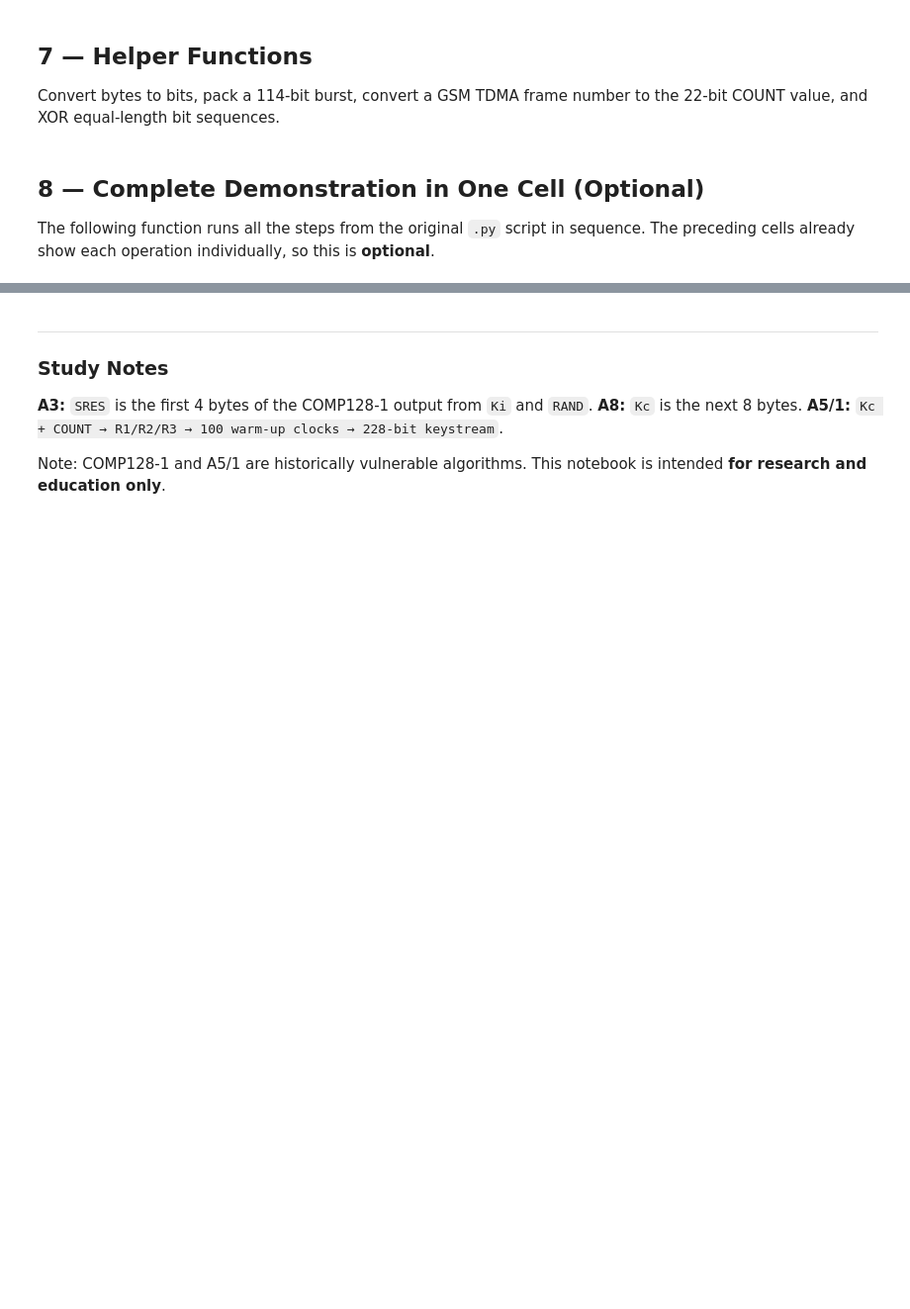
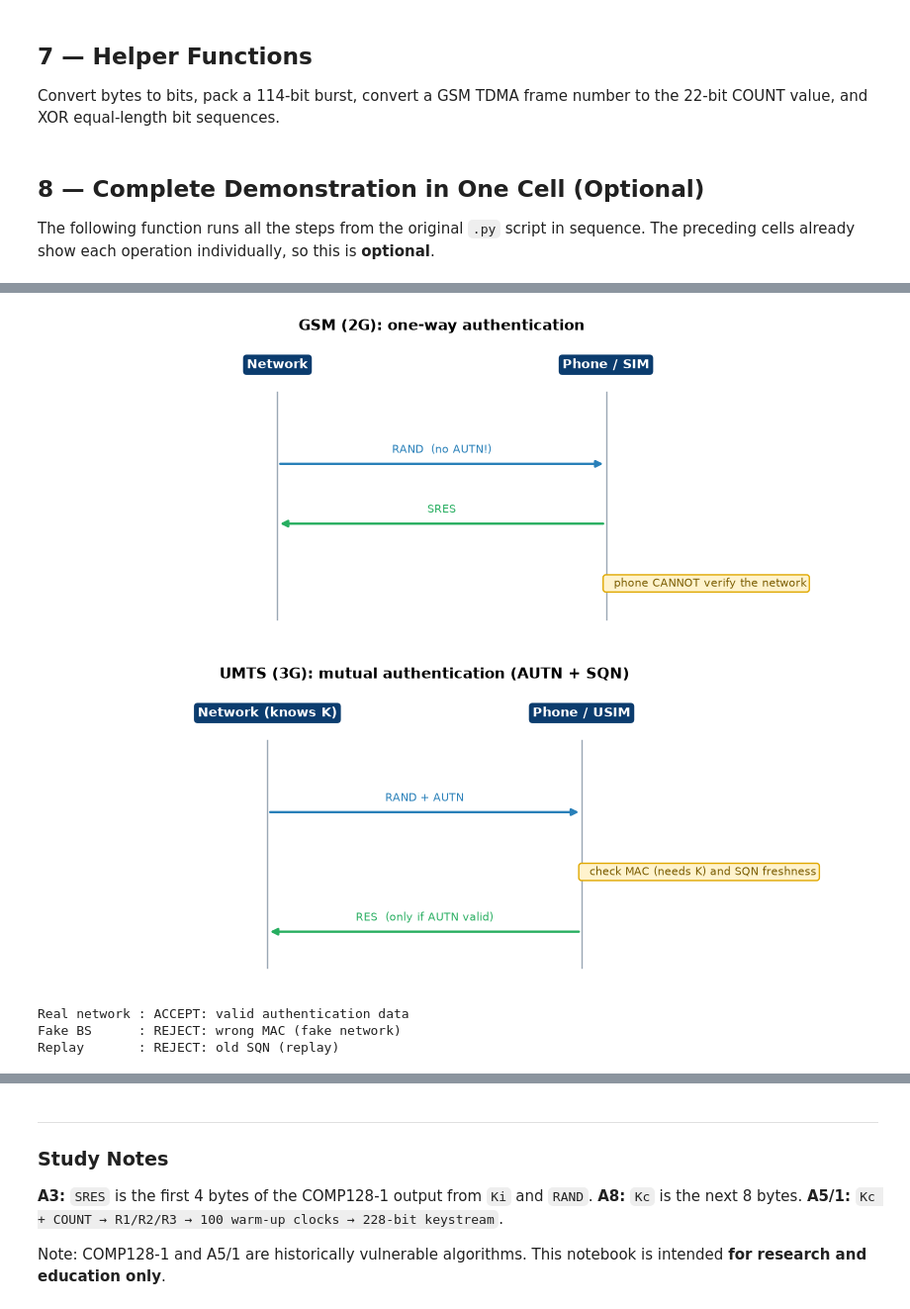
Before and after one commit to elifdiltemiz/MSsecurity, a Jupyter notebook: GSM/Notebook2.ipynb, the cells around one changed output, grey strips where cells are left out. Shown at 99% size. Saved outputs shown, nothing was run; the diff lists cells and outputs as text; code cells hidden in the pictures; blank space fills up the shorter version.

```diff
--- a/GSM/Notebook2.ipynb
+++ b/GSM/Notebook2.ipynb
@@ -529,0 +643,37 @@ This does NOT transmit over real GSM or implement a complete GSM stack.
+# %%
+draw_msc(
+    ["Network", "Phone / SIM"],
+    [("Network", "Phone / SIM", "RAND  (no AUTN!)", "#2980b9"),
+     ("Phone / SIM", "Network", "SRES", "#27ae60"),
+     ("Phone / SIM", "Phone / SIM", "phone CANNOT verify the network", "#c0392b")],
+    "GSM (2G): one-way authentication")
+
+draw_msc(
+    ["Network (knows K)", "Phone / USIM"],
+    [("Network (knows K)", "Phone / USIM", "RAND + AUTN", "#2980b9"),
+     ("Phone / USIM", "Phone / USIM", "check MAC (needs K) and SQN freshness", "#7a5c00"),
+     ("Phone / USIM", "Network (knows K)", "RES  (only if AUTN valid)", "#27ae60")],
+    "UMTS (3G): mutual authentication (AUTN + SQN)")
+# %% [output]
+[figure, added]
+[figure, added]
+# %%
+import hashlib
+
+def f1(k, rand, sqn):                       # toy network-authentication MAC
+    return hashlib.sha256(b"f1" + k + rand + sqn.to_bytes(6, "big")).digest()[:4]
+def make_autn(k, rand, sqn):
+    return {"sqn": sqn, "mac": f1(k, rand, sqn)}
+def phone_verify(k, rand, autn, last_sqn):
+    if autn["mac"] != f1(k, rand, autn["sqn"]): return "REJECT: wrong MAC (fake network)"
+    if autn["sqn"] <= last_sqn:                 return "REJECT: old SQN (replay)"
+    return "ACCEPT: valid authentication data"
+
+K = secrets.token_bytes(16); RAND = secrets.token_bytes(16); last_sqn = 100
+print("Real network :", phone_verify(K, RAND, make_autn(K, RAND, 101), last_sqn))
+print("Fake BS      :", phone_verify(K, RAND, {"sqn": 101, "mac": secrets.token_bytes(4)}, last_sqn))
+print("Replay       :", phone_verify(K, RAND, make_autn(K, RAND, 100), last_sqn))
+# %% [output]
+Real network : ACCEPT: valid authentication data
+Fake BS      : REJECT: wrong MAC (fake network)
+Replay       : REJECT: old SQN (replay)
```
Also changed, not shown: parts of 14 cells of this notebook.
